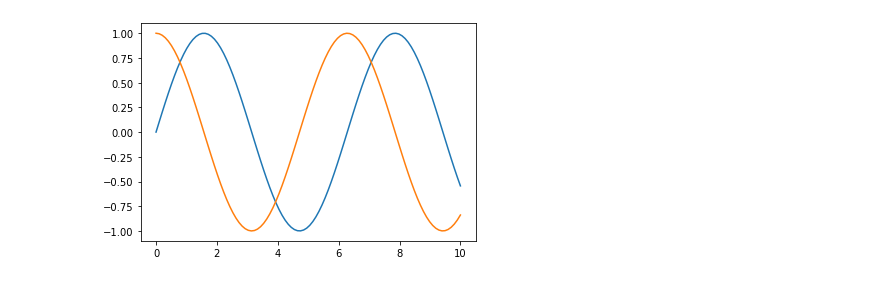
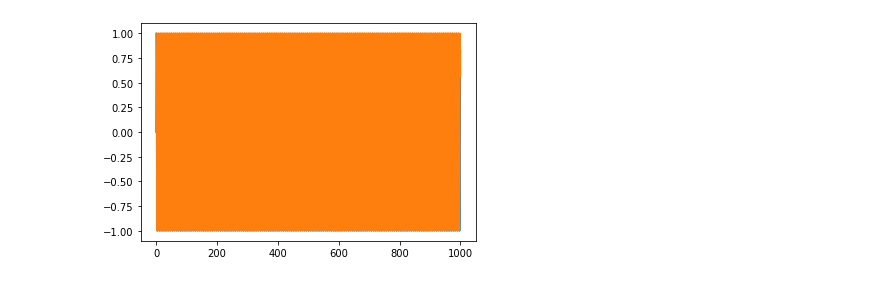
Before and after one commit to GuidoMintjes/TrafficDetection, a Jupyter notebook: TrafficDetection.ipynb, the cells around one changed output. Saved outputs shown, nothing was run; the diff lists cells and outputs as text; code cells hidden in the pictures.

```diff
--- a/TrafficDetection.ipynb
+++ b/TrafficDetection.ipynb
@@ -21,9 +22,9 @@ from pycocotools.coco import COCO
 import matplotlib.pyplot as plt
 import numpy as np
 # %%
-x = np.linspace(0, 10, 100)
+x = np.linspace(0, 1000, 100000)
 plt.plot(x, np.sin(x))
 plt.plot(x, np.cos(x))
 plt.show()
 # %% [output]
-[figure, old version]
+[figure, new version]
```
Also changed, not shown: parts of 1 cell of this notebook.
